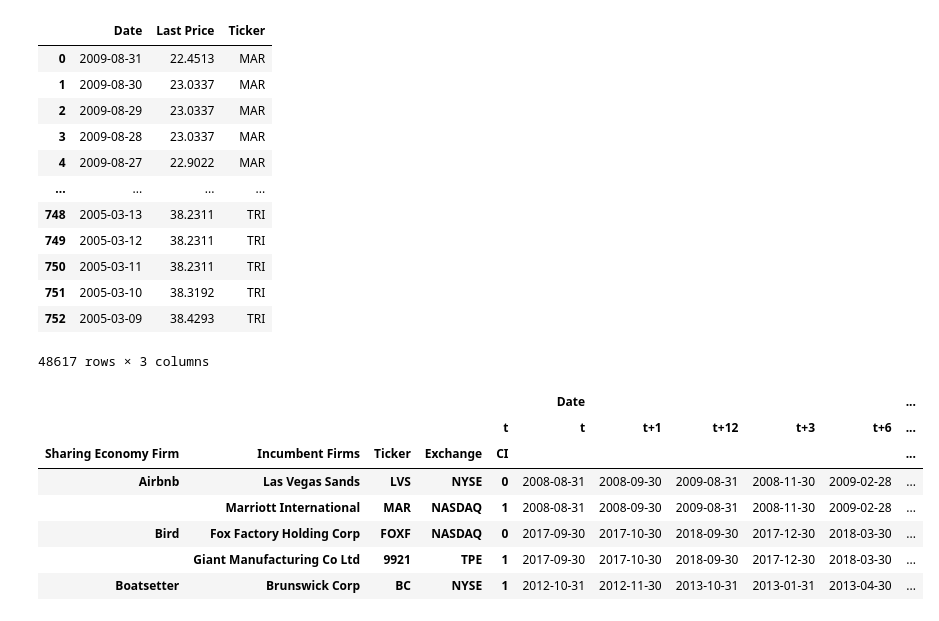
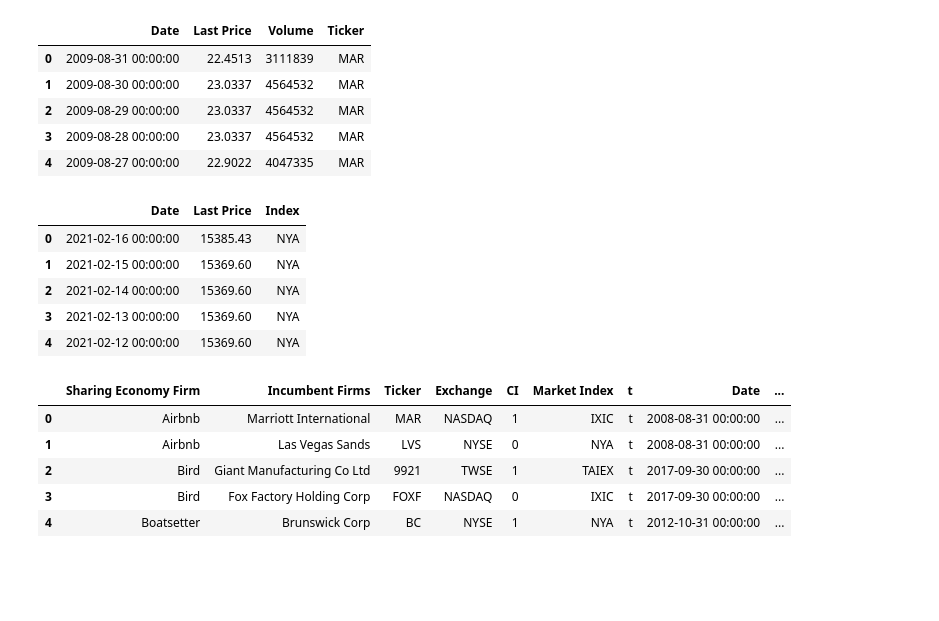
Before and after one commit to SolB77/Managerial-Economics-Senior-Thesis, a Jupyter notebook: Thesis Data Cleanup and Merging.ipynb, the cells around one changed output. Cells and saved outputs as stored; diff of their text form; code cells hidden in the pictures; blank space fills up the shorter version.

```diff
--- a/Thesis Data Cleanup and Merging.ipynb
+++ b/Thesis Data Cleanup and Merging.ipynb
@@ -5,7 +5,6 @@ import numpy as np
 import seaborn as sns
 # %%
 #Load tickerdata
-tickerdata = pd.read_excel(r'Data for Thesis.xlsx',engine='openpyxl')
-tickerdata['Ticker'] = tickerdata['Ticker'].astype(str)
+tickerdata = pd.read_excel(r'Data for Thesis.xlsx',engine='openpyxl',dtype=str)
 tickerdata.head()
 # %% [output]
@@ -28,9 +18,8 @@ Index(['Sharing Economy Firm', 't', 'Incumbent Firms', 'Ticker', 'Exchange',
 # %%
 #Reshape/melt ticker data to make time an attribute
 transformedtickerdata = tickerdata.melt(id_vars=['Sharing Economy Firm', 'Incumbent Firms', 'Ticker',
-       'Exchange', 'CI', 'ISP (t)', 'ISP (t-1)', 'ISP (t+1)', 'ISP (t-3)', 'ISP (t+3)',
-       'ISP (t-6)', 'ISP (t+6)', 'ISP (t-12)', 'ISP (t+12)'],var_name='t',value_name='Date').drop(['ISP (t-1)', 'ISP (t+1)', 'ISP (t-3)', 'ISP (t+3)',
-       'ISP (t-6)', 'ISP (t+6)', 'ISP (t-12)', 'ISP (t+12)'],1)
+       'Exchange', 'CI', 'Market Index', 'ISP (t)', 'ISP (t-1)', 'ISP (t+1)', 'ISP (t-3)', 'ISP (t+3)',
+       'ISP (t-6)', 'ISP (t+6)', 'ISP (t-12)', 'ISP (t+12)'],var_name='t',value_name='Date').drop(['ISP (t-1)', 'ISP (t+1)', 'ISP (t-3)',         'ISP (t+3)', 'ISP (t-6)', 'ISP (t+6)', 'ISP (t-12)', 'ISP (t+12)'],1)
 transformedtickerdata['Ticker'] = transformedtickerdata['Ticker'].astype(str)
 transformedtickerdata.head()
 # %% [output]
@@ -43,37 +32,46 @@ transformedtickerdata.head()
 # %%
-#Read price data and transform
-pricedata = pd.read_excel(r'Bloomberg Stock Price Data.xlsx', engine='openpyxl',usecols=[0,1],sheet_name=None)
+#Load equity data and transform
+equitydata = pd.read_excel(r'Bloomberg Equity Data.xlsx', engine='openpyxl',usecols=[0,1,2],sheet_name=None,dtype=str)
 datalist = []
-for ticker, data in pricedata.items():
+for ticker, data in equitydata.items():
     data['Ticker'] = str(ticker)
     datalist.append(data)
-transformedpricedata = pd.concat(datalist,axis=0)
-transformedpricedata.dropna(axis=1,how='all')
+transformedequitydata = pd.concat(datalist,axis=0)
+transformedequitydata.dropna(axis=1,how='all')
+transformedequitydata['Last Price'] = pd.to_numeric(transformedequitydata['Last Price'])
+transformedequitydata.head()
 # %% [output]
-|  | Date | Last Price | Ticker |
-| 0 | 2009-08-31 | 22.4513 | MAR |
-| 1 | 2009-08-30 | 23.0337 | MAR |
-| 2 | 2009-08-29 | 23.0337 | MAR |
-| 3 | 2009-08-28 | 23.0337 | MAR |
-| 4 | 2009-08-27 | 22.9022 | MAR |
-| ... | ... | ... | ... |
-| 748 | 2005-03-13 | 38.2311 | TRI |
-| 749 | 2005-03-12 | 38.2311 | TRI |
-| 750 | 2005-03-11 | 38.2311 | TRI |
-| 751 | 2005-03-10 | 38.3192 | TRI |
-| 752 | 2005-03-09 | 38.4293 | TRI |
+|  | Date | Last Price | Volume | Ticker |
+| 0 | 2009-08-31 00:00:00 | 22.4513 | 3111839 | MAR |
+| 1 | 2009-08-30 00:00:00 | 23.0337 | 4564532 | MAR |
+| 2 | 2009-08-29 00:00:00 | 23.0337 | 4564532 | MAR |
+| 3 | 2009-08-28 00:00:00 | 23.0337 | 4564532 | MAR |
+| 4 | 2009-08-27 00:00:00 | 22.9022 | 4047335 | MAR |
-48617 rows × 3 columns
+# %%
+#Load index data and transform
+indexdata = pd.read_excel(r'Bloomberg Index Data.xlsx', engine='openpyxl',usecols=[0,1],sheet_name=None,dtype=str)
+indexlist = []
+for index, data in indexdata.items():
+    data['Index'] = str(index)
+    indexlist.append(data)
+transformedindexdata = pd.concat(indexlist,axis=0)
+transformedindexdata['Last Price'] = pd.to_numeric(transformedindexdata['Last Price'])
+transformedindexdata.head()
+# %% [output]
+|  | Date | Last Price | Index |
+| 0 | 2021-02-16 00:00:00 | 15385.43 | NYA |
+| 1 | 2021-02-15 00:00:00 | 15369.60 | NYA |
+| 2 | 2021-02-14 00:00:00 | 15369.60 | NYA |
+| 3 | 2021-02-13 00:00:00 | 15369.60 | NYA |
+| 4 | 2021-02-12 00:00:00 | 15369.60 | NYA |
 # %%
-#Merge datasets
-merged_data = transformedtickerdata.merge(transformedpricedata, how='left',left_on=['Date','Ticker'],right_on=['Date','Ticker']).dropna(axis=1,how='all').rename(columns={'Last Price':'ISP (t)'})
-complete_data = merged_data.pivot(index=['Sharing Economy Firm','Incumbent Firms','Ticker','Exchange','CI'],columns=['t'])
-complete_data.head()
+#Merge Ticker and Equity Datasets
+merged_data = transformedtickerdata.merge(transformedequitydata, how='left',left_on=['Date','Ticker'],right_on=['Date','Ticker']).dropna(axis=1,how='all').rename(columns={'Last Price':'ISP (t)'})
+merged_data.head()
 # %% [output]
-|  |  |  |  |  | Date |  |  |  |  | ... |
-|  |  |  |  | t | t | t+1 | t+12 | t+3 | t+6 | ... |
-| Sharing Economy Firm | Incumbent Firms | Ticker | Exchange | CI |  |  |  |  |  | ... |
-| Airbnb | Las Vegas Sands | LVS | NYSE | 0 | 2008-08-31 | 2008-09-30 | 2009-08-31 | 2008-11-30 | 2009-02-28 | ... |
-|  | Marriott International | MAR | NASDAQ | 1 | 2008-08-31 | 2008-09-30 | 2009-08-31 | 2008-11-30 | 2009-02-28 | ... |
-| Bird | Fox Factory Holding Corp | FOXF | NASDAQ | 0 | 2017-09-30 | 2017-10-30 | 2018-09-30 | 2017-12-30 | 2018-03-30 | ... |
-|  | Giant Manufacturing Co Ltd | 9921 | TPE | 1 | 2017-09-30 | 2017-10-30 | 2018-09-30 | 2017-12-30 | 2018-03-30 | ... |
-| Boatsetter | Brunswick Corp | BC | NYSE | 1 | 2012-10-31 | 2012-11-30 | 2013-10-31 | 2013-01-31 | 2013-04-30 | ... |
+|  | Sharing Economy Firm | Incumbent Firms | Ticker | Exchange | CI | Market Index | t | Date | ... |
+| 0 | Airbnb | Marriott International | MAR | NASDAQ | 1 | IXIC | t | 2008-08-31 00:00:00 | ... |
+| 1 | Airbnb | Las Vegas Sands | LVS | NYSE | 0 | NYA | t | 2008-08-31 00:00:00 | ... |
+| 2 | Bird | Giant Manufacturing Co Ltd | 9921 | TWSE | 1 | TAIEX | t | 2017-09-30 00:00:00 | ... |
+| 3 | Bird | Fox Factory Holding Corp | FOXF | NASDAQ | 0 | IXIC | t | 2017-09-30 00:00:00 | ... |
+| 4 | Boatsetter | Brunswick Corp | BC | NYSE | 1 | NYA | t | 2012-10-31 00:00:00 | ... |
```
Also changed, not shown: parts of 19 cells of this notebook, 9 other files.
